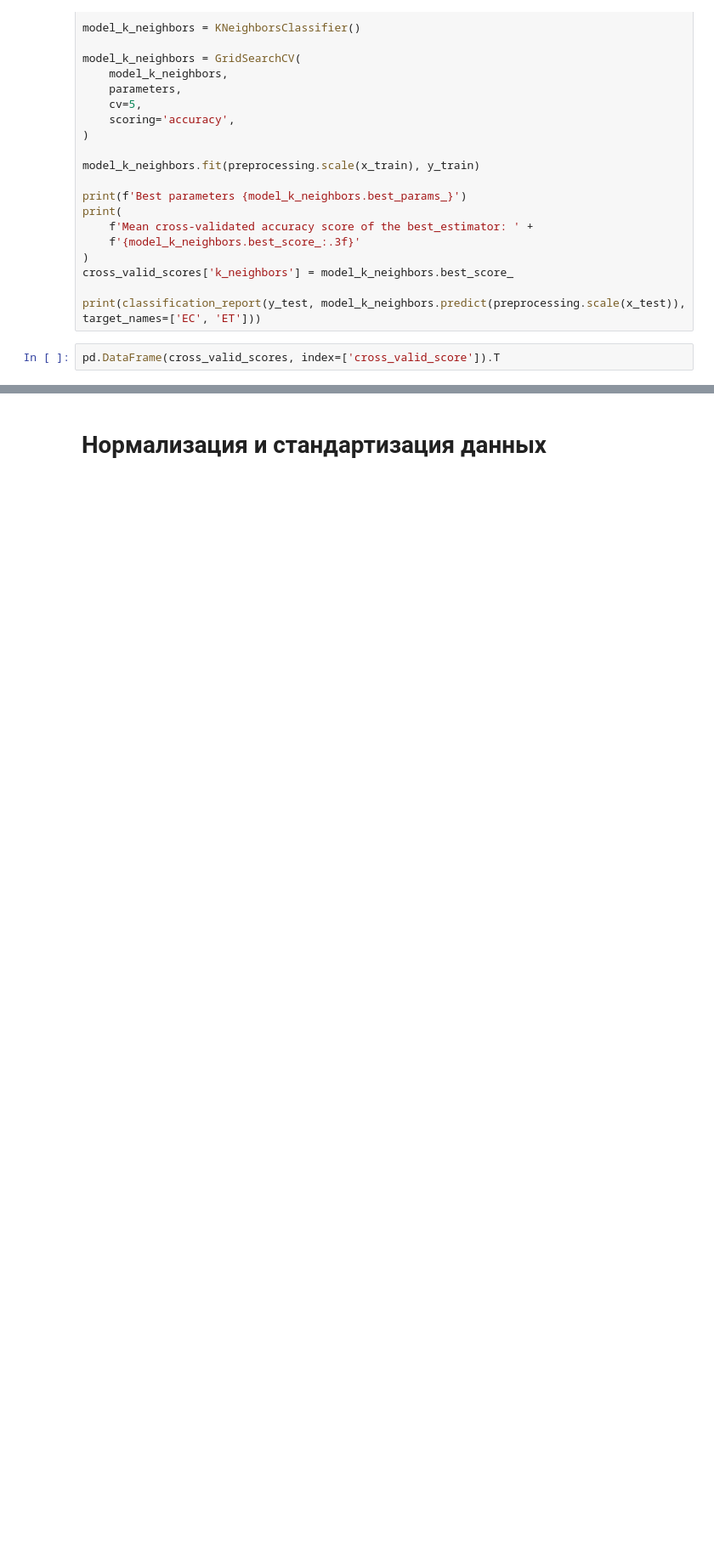
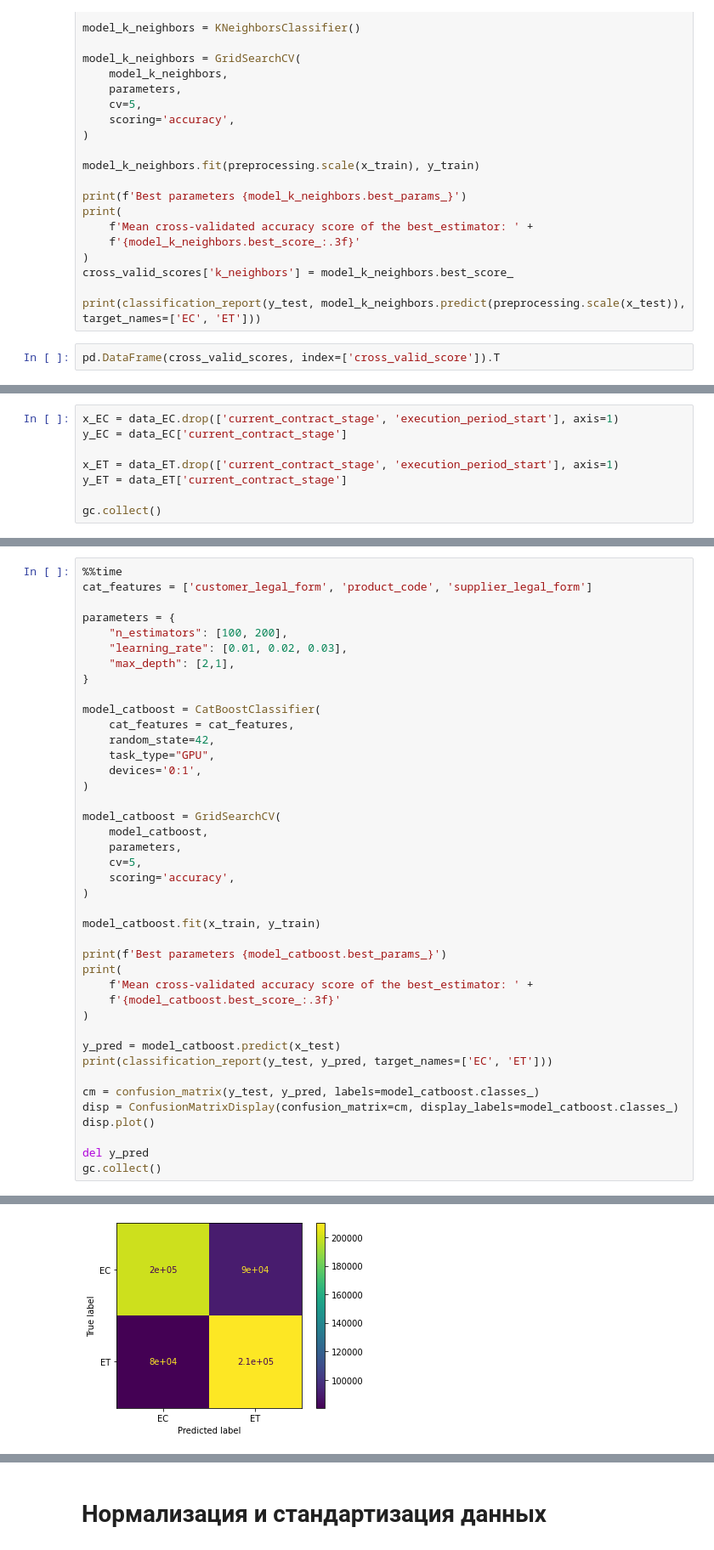
Before and after one commit to danil99152/prediction-of-government-tenders, a Jupyter notebook: forecasting_future_contract_stage.ipynb, the cells around one changed output, grey strips where cells are left out. Shown at 85% size. Drawn from its saved outputs; the diff is of its cells as text; blank space fills up the shorter version.

```diff
--- a/forecasting_future_contract_stage.ipynb
+++ b/forecasting_future_contract_stage.ipynb
@@ -751,0 +755,8 @@ pd.DataFrame(cross_valid_scores, index=['cross_valid_score']).T
+# %%
+x_EC = data_EC.drop(['current_contract_stage', 'execution_period_start'], axis=1)
+y_EC = data_EC['current_contract_stage']
+
+x_ET = data_ET.drop(['current_contract_stage', 'execution_period_start'], axis=1)
+y_ET = data_ET['current_contract_stage']
+
+gc.collect()
@@ -751,0 +790,42 @@ pd.DataFrame(cross_valid_scores, index=['cross_valid_score']).T
+# %%
+%%time
+cat_features = ['customer_legal_form', 'product_code', 'supplier_legal_form']
+
+parameters = {
+    "n_estimators": [100, 200],
+    "learning_rate": [0.01, 0.02, 0.03],
+    "max_depth": [2,1],
+}
+
+model_catboost = CatBoostClassifier(
+    cat_features = cat_features,
+    random_state=42,
+    task_type="GPU",
+    devices='0:1',
+)
+
+model_catboost = GridSearchCV(
+    model_catboost,
+    parameters,
+    cv=5,
+    scoring='accuracy',
+)
+
+model_catboost.fit(x_train, y_train)
+
+print(f'Best parameters {model_catboost.best_params_}')
+print(
+    f'Mean cross-validated accuracy score of the best_estimator: ' +
+    f'{model_catboost.best_score_:.3f}'
+)
+
+y_pred = model_catboost.predict(x_test)
+print(classification_report(y_test, y_pred, target_names=['EC', 'ET']))
+
+cm = confusion_matrix(y_test, y_pred, labels=model_catboost.classes_)
+disp = ConfusionMatrixDisplay(confusion_matrix=cm, display_labels=model_catboost.classes_)
+disp.plot()
+
+del y_pred
+gc.collect()
+# %% [output]
@@ -751,0 +849 @@ pd.DataFrame(cross_valid_scores, index=['cross_valid_score']).T
+[figure, added]
```
Also changed, not shown: parts of 31 cells of this notebook.
